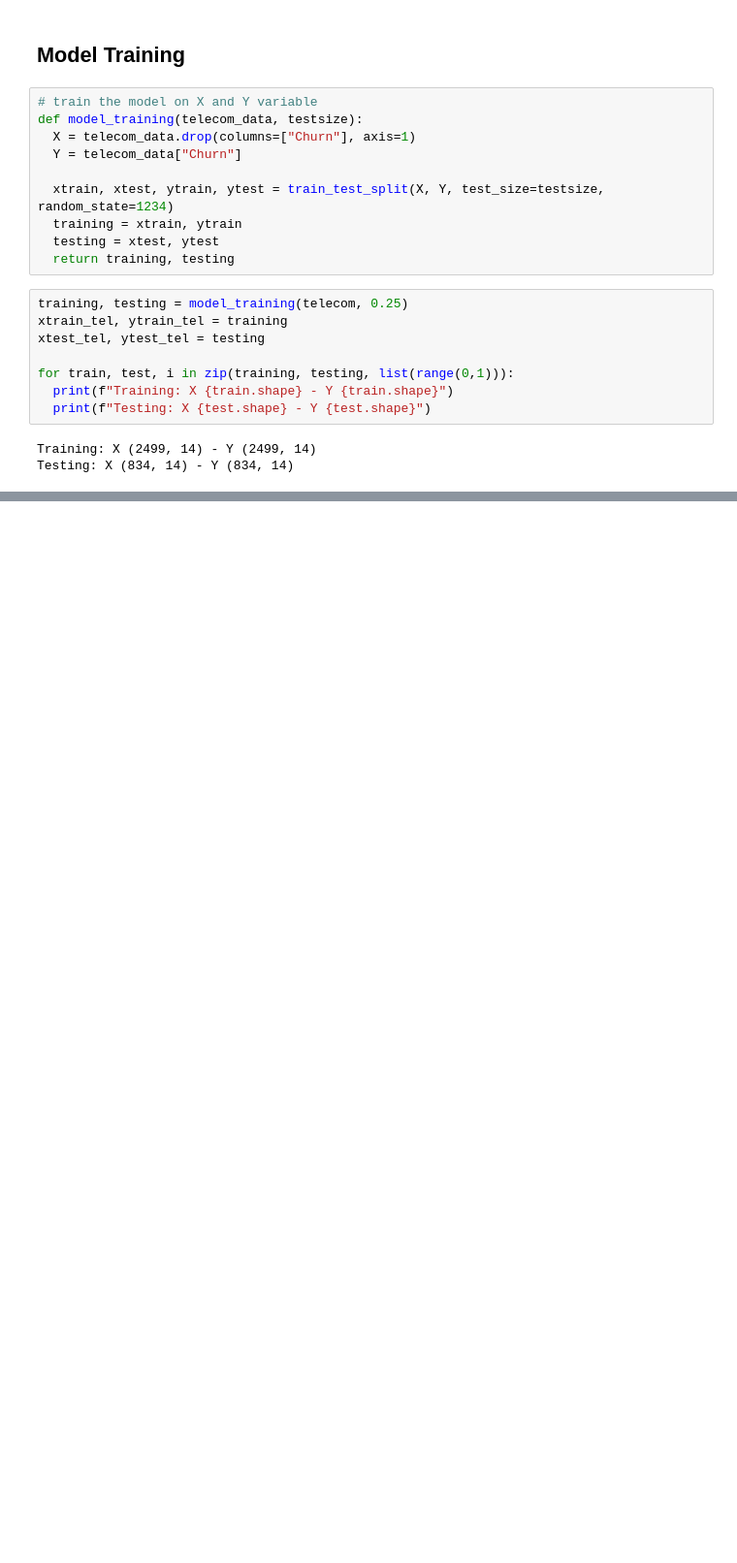
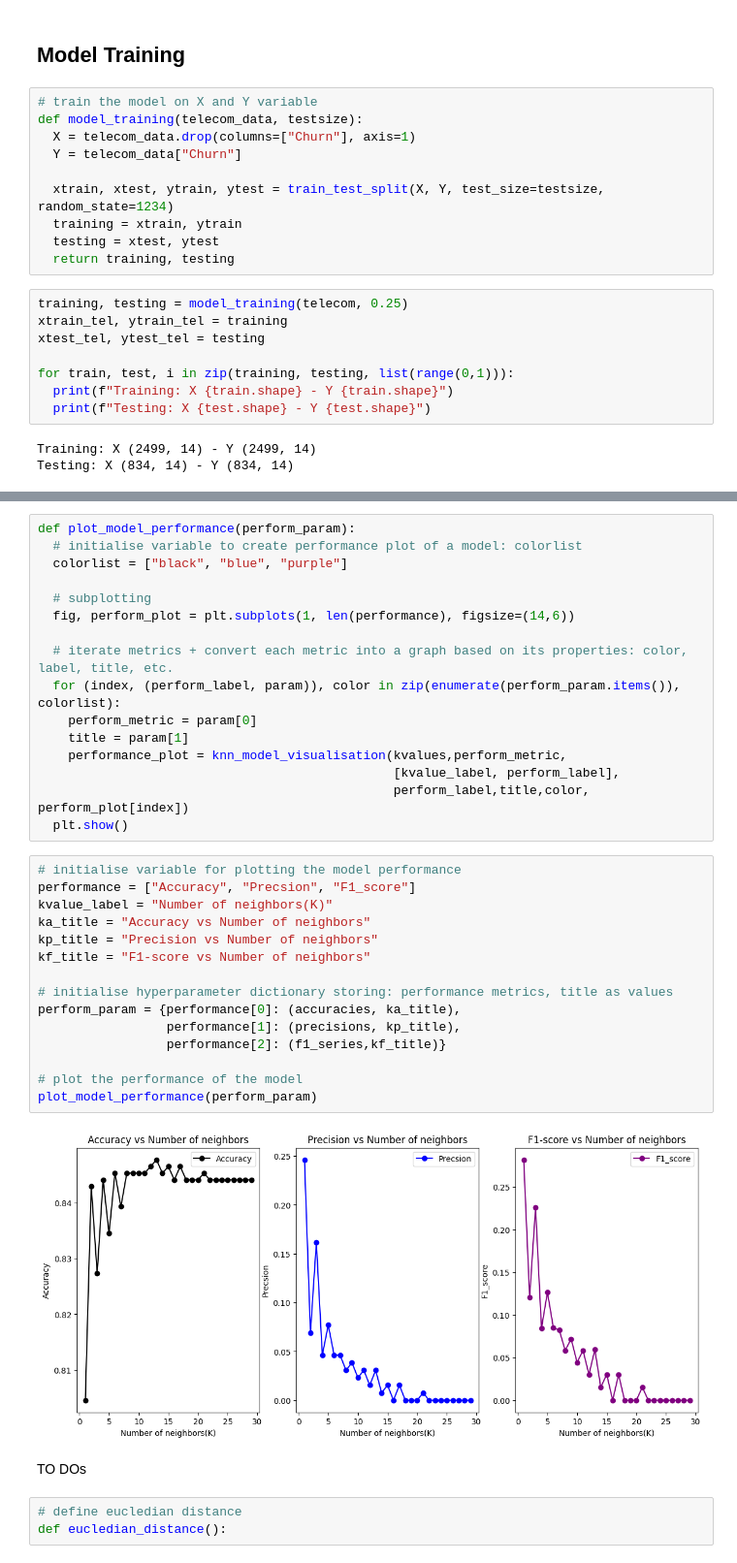
Before and after one commit to mian-adoan98/ML_Telecom_Churn_Prediction, a Jupyter notebook: telecom_churn_knn.ipynb, the cells around one changed output, grey strips where cells are left out. Shown at 97% size. Cells and saved outputs as stored; diff of their text form; blank space fills up the shorter version.

```diff
--- a/telecom_churn_knn.ipynb
+++ b/telecom_churn_knn.ipynb
@@ -132,0 +278,38 @@ Testing: X (834, 14) - Y (834, 14)
+# %%
+def plot_model_performance(perform_param):
+  # initialise variable to create performance plot of a model: colorlist
+  colorlist = ["black", "blue", "purple"]
+
+  # subplotting
+  fig, perform_plot = plt.subplots(1, len(performance), figsize=(14,6))
+
+  # iterate metrics + convert each metric into a graph based on its properties: color, label, title, etc.
+  for (index, (perform_label, param)), color in zip(enumerate(perform_param.items()), colorlist):
+    perform_metric = param[0]
+    title = param[1]
+    performance_plot = knn_model_visualisation(kvalues,perform_metric,
+                                               [kvalue_label, perform_label],
+                                               perform_label,title,color, perform_plot[index])
+  plt.show()
+# %%
+# initialise variable for plotting the model performance
+performance = ["Accuracy", "Precsion", "F1_score"]
+kvalue_label = "Number of neighbors(K)"
+ka_title = "Accuracy vs Number of neighbors"
+kp_title = "Precision vs Number of neighbors"
+kf_title = "F1-score vs Number of neighbors"
+
+# initialise hyperparameter dictionary storing: performance metrics, title as values
+perform_param = {performance[0]: (accuracies, ka_title),
+                 performance[1]: (precisions, kp_title),
+                 performance[2]: (f1_series,kf_title)}
+
+# plot the performance of the model
+plot_model_performance(perform_param)
+# %% [output]
+[figure, added]
+# %% [markdown]
+TO DOs
+# %%
+# define eucledian distance
+def eucledian_distance():
```
Also changed, not shown: parts of 16 cells of this notebook, 1 other file.
